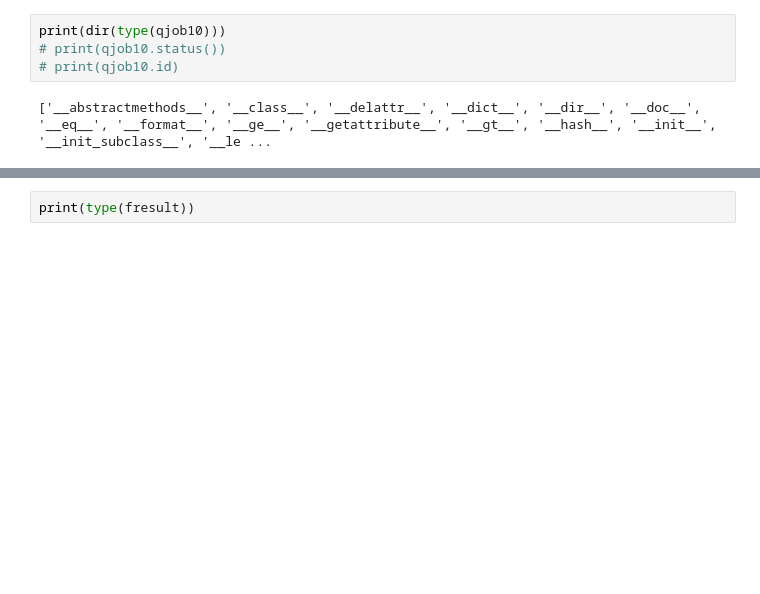
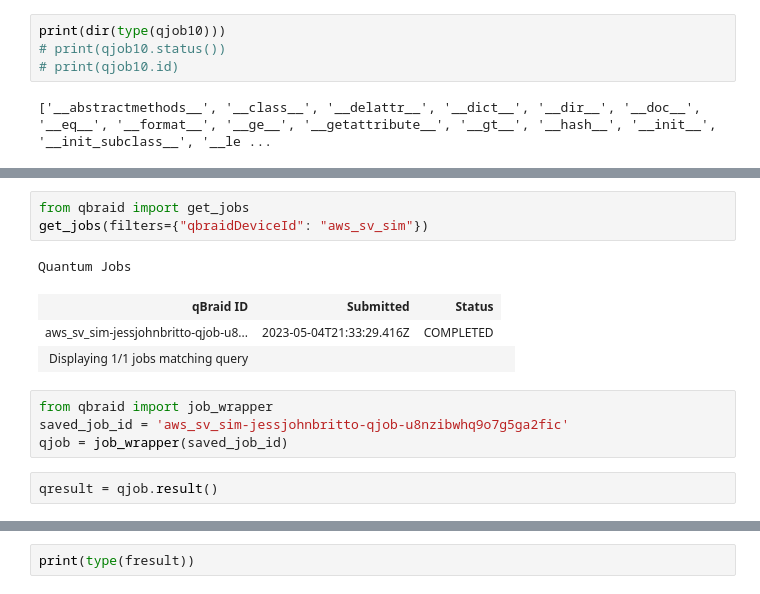
Before and after one commit to JessicaJohnBritto/QOSF_Cohort6, a Jupyter notebook: Results_from_paper/MRE_hardware_implementation_Mainak.ipynb, the cells around one changed output, grey strips where cells are left out. Drawn from its saved outputs; the diff is of its cells as text; blank space fills up the shorter version.

Commit message:
Retrieving results from qjob

```diff
--- a/Results_from_paper/MRE_hardware_implementation_Mainak.ipynb
+++ b/Results_from_paper/MRE_hardware_implementation_Mainak.ipynb
@@ -257,0 +258,14 @@ print(aws_result)
+# %%
+from qbraid import get_jobs
+get_jobs(filters={"qbraidDeviceId": "aws_sv_sim"})
+# %% [output]
+Quantum Jobs
+| qBraid ID | Submitted | Status |
+| aws_sv_sim-jessjohnbritto-qjob-u8... | 2023-05-04T21:33:29.416Z | COMPLETED |
+| Displaying 1/1 jobs matching query |  |  |  |
+# %%
+from qbraid import job_wrapper
+saved_job_id = 'aws_sv_sim-jessjohnbritto-qjob-u8nzibwhq9o7g5ga2fic'
+qjob = job_wrapper(saved_job_id)
+# %%
+qresult = qjob.result()
```
Also changed, not shown: parts of 18 cells of this notebook.
